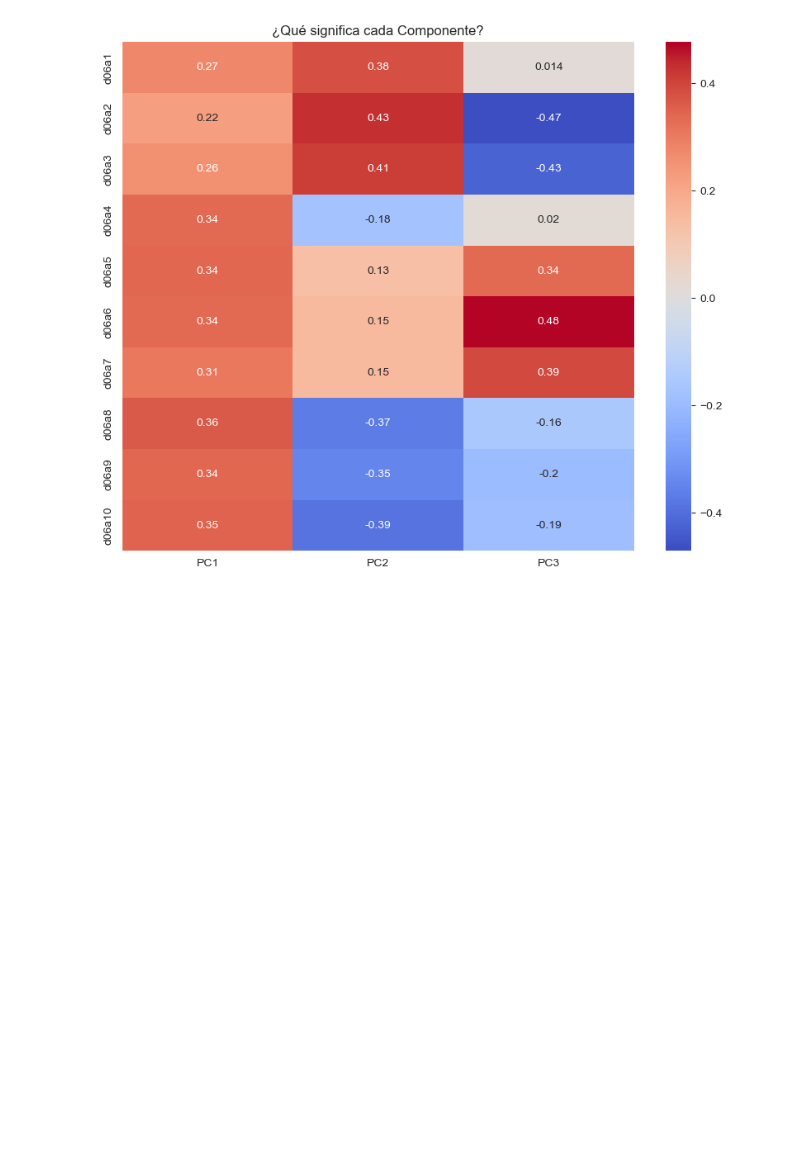
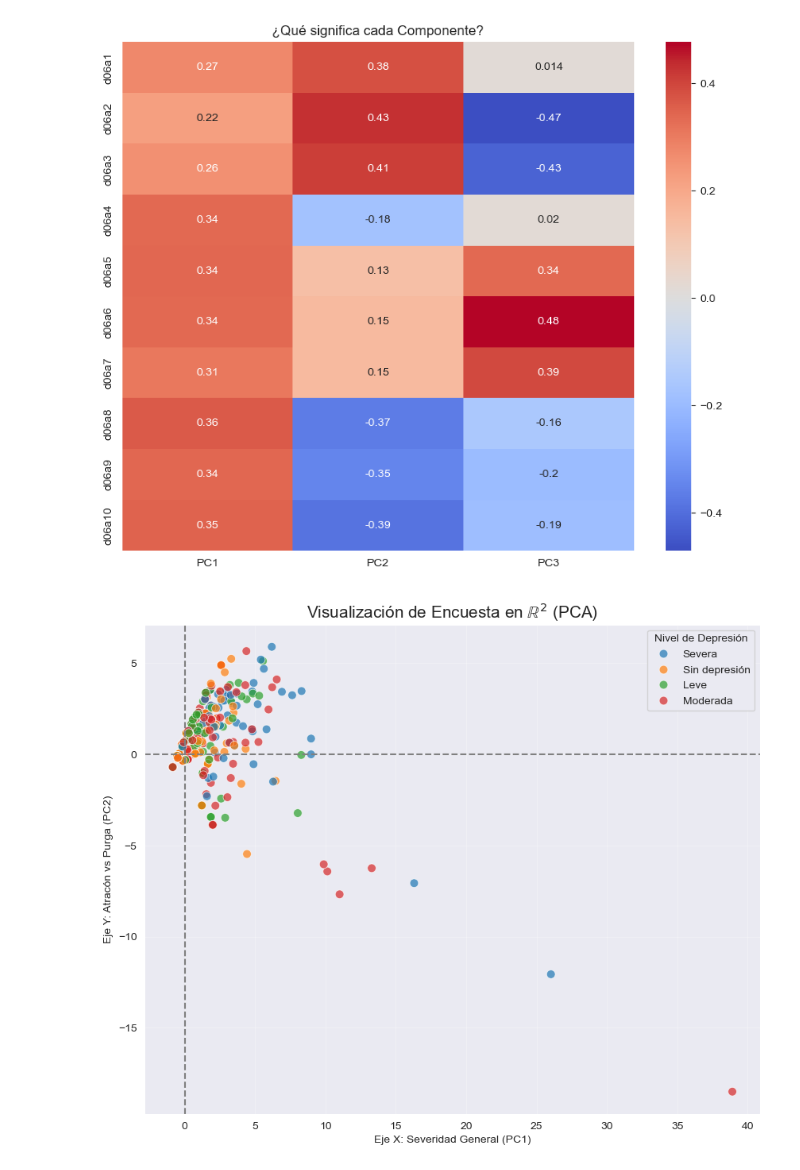
Before and after one commit to PSN-01/MD_proyecto_final, a Jupyter notebook: final.ipynb, the cells around one changed output. Drawn from its saved outputs; the diff is of its cells as text; code cells hidden in the pictures; blank space fills up the shorter version.

```diff
--- a/final.ipynb
+++ b/final.ipynb
@@ -205,3 +205,26 @@ df_pca_final.columns = ['severidad_total', 'atracon_purga', 'restriccion_descont
 # si se te ocurren mejores nombre para las columnas cambialos
 df_modelado = pd.concat([df_analisis.reset_index(drop=True), df_pca_final], axis=1)
 df_modelado = df_modelado.drop(columns=ft_alimentarias)
+# %%
+# ==========================================
+# 6. VISUALIZACIÓN ?
+# ==========================================
+
+x = df_modelado['severidad_total']
+y = df_modelado['atracon_purga']
+
+categories = df_clean['nivel_depresion'].reset_index(drop=True)
+
+plt.figure(figsize=(10, 8))
+sns.scatterplot(x=x, y=y, hue=categories, s=60, alpha=0.7)
+
+plt.title('Visualización de Encuesta en $\mathbb{R}^2$ (PCA)', fontsize=15)
+plt.xlabel('Eje X: Severidad General (PC1)')
+plt.ylabel('Eje Y: Atracón vs Purga (PC2)')
+plt.axhline(0, color='grey', linestyle='--')
+plt.axvline(0, color='grey', linestyle='--')
+plt.legend(title='Nivel de Depresión')
+plt.grid(True, alpha=0.3)
+plt.show()
+# %% [output]
+[figure, added]
```
